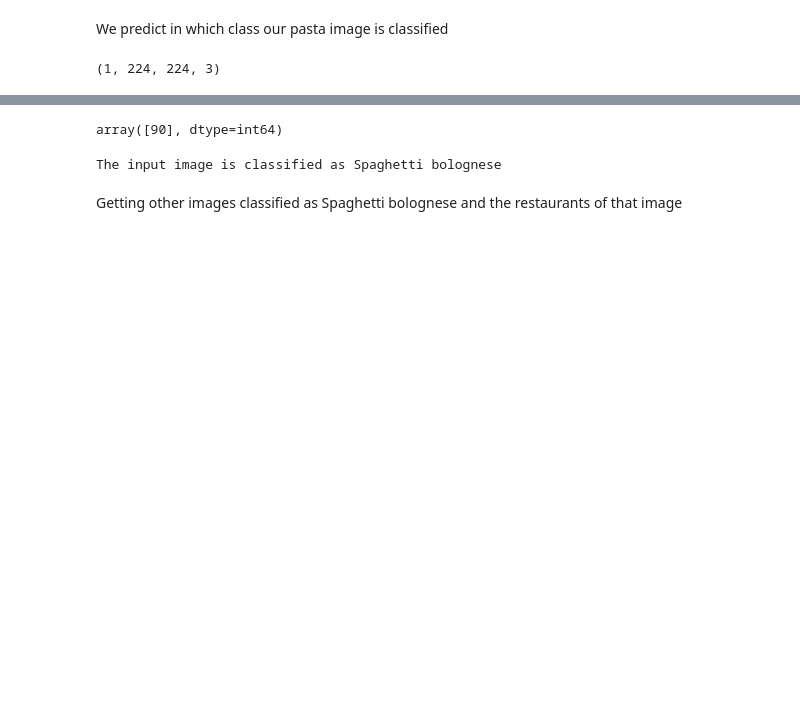
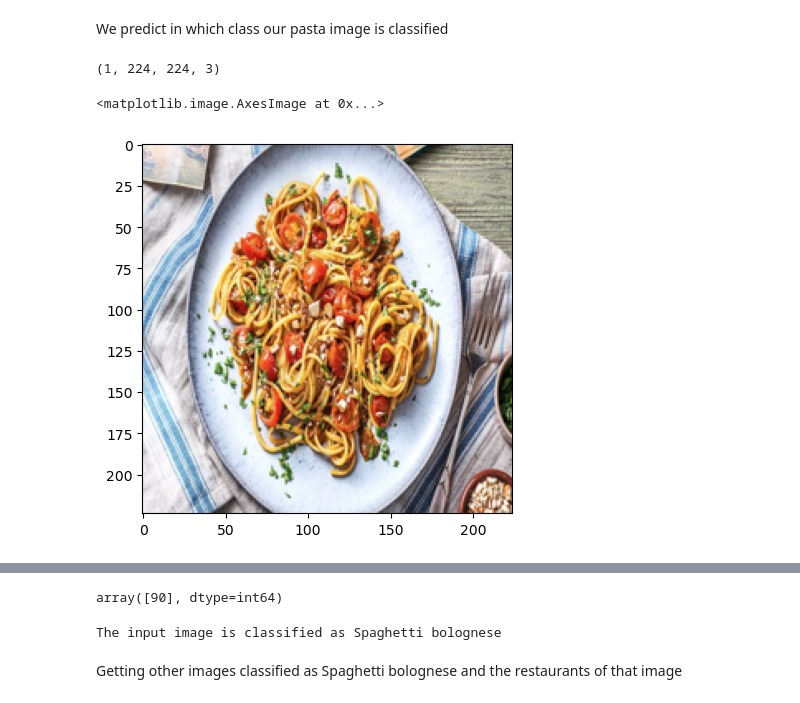
Before and after one commit to hikmatelhaj/machine-learning-project, a Jupyter notebook: sprint3/transfer-learning-different-configurations.ipynb, the cells around one changed output, grey strips where cells are left out. Drawn from its saved outputs; the diff is of its cells as text; code cells hidden in the pictures; blank space fills up the shorter version.

```diff
--- a/sprint3/transfer-learning-different-configurations.ipynb
+++ b/sprint3/transfer-learning-different-configurations.ipynb
@@ -1142,6 +1106,11 @@ img_resized_model = img_resized.reshape(1, img_height, img_width, 3)
 img_resized_model.shape
 # %% [output]
 (1, 224, 224, 3)
+# %%
+plt.imshow(img_resized)
+# %% [output]
+<matplotlib.image.AxesImage at 0x...>
+[figure, added]
 # %%
 pred_image=model_TL_complex_finetune_full.predict(img_resized_model)
 # %% [output]
```
Also changed, not shown: parts of 17 cells of this notebook, 2 other files.
